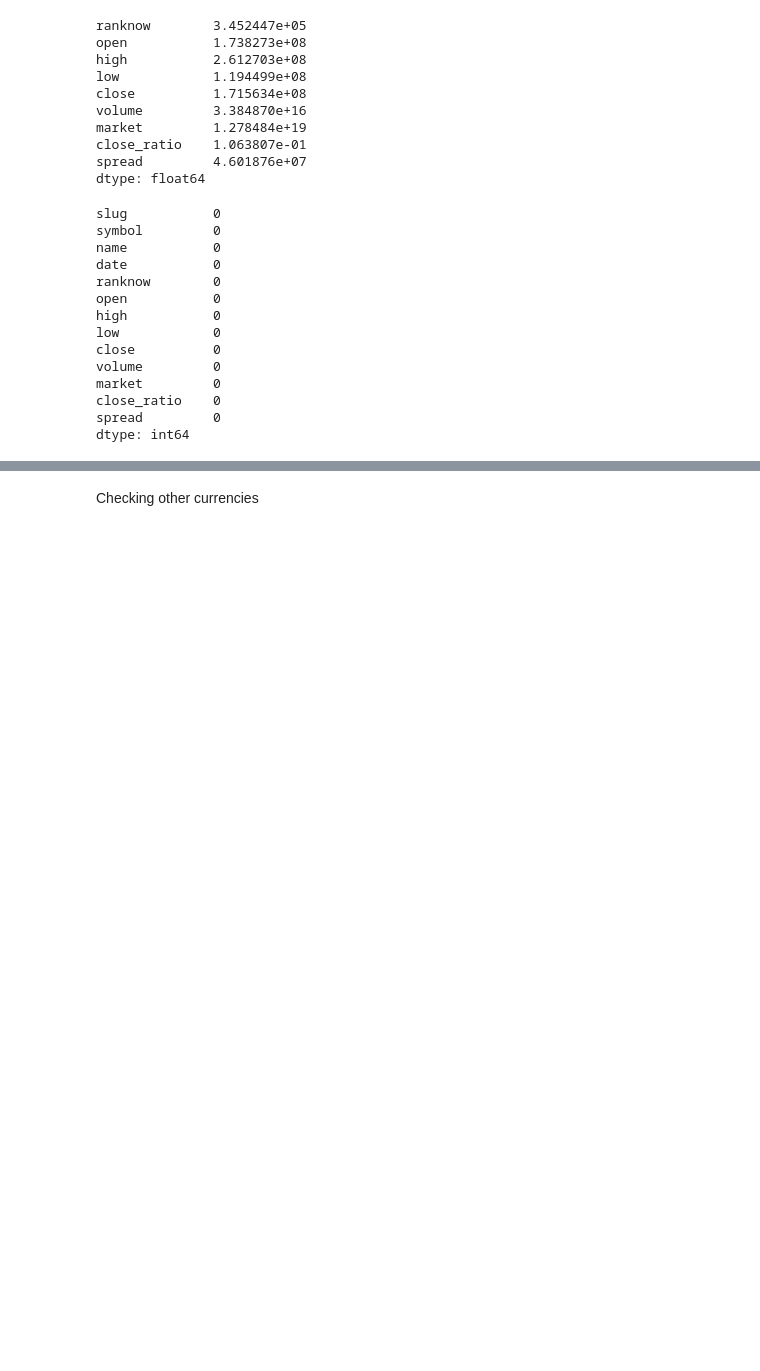
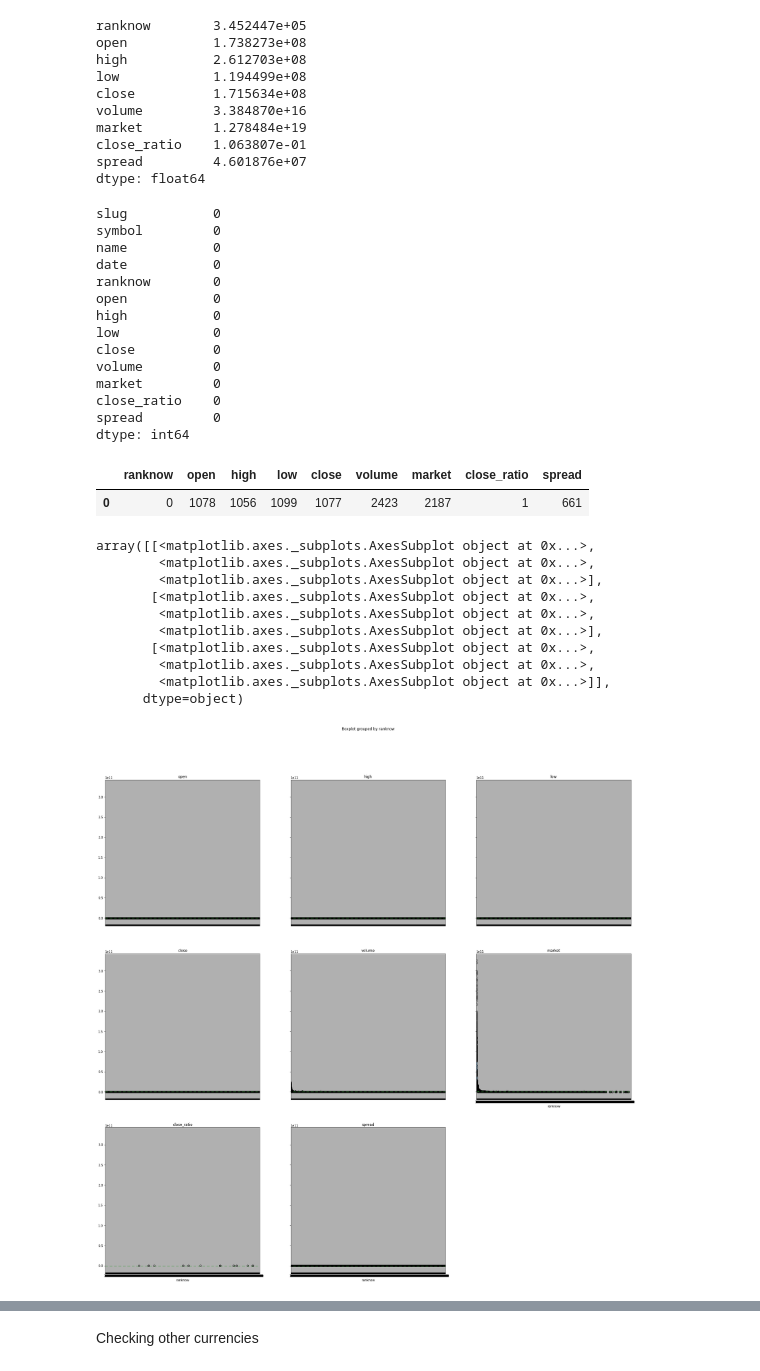
Before and after one commit to egorserdyuk/ASU-Datascience, a Jupyter notebook: Crypto/cryptocurrencyanalysis.ipynb, the cells around one changed output, grey strips where cells are left out. Cells and saved outputs as stored; diff of their text form; code cells hidden in the pictures; blank space fills up the shorter version.

```diff
--- a/Crypto/cryptocurrencyanalysis.ipynb
+++ b/Crypto/cryptocurrencyanalysis.ipynb
@@ -161 +167,20 @@ dtype: int64
+# %%
+three_sigma(dfnum)
+# %% [output]
+|  | ranknow | open | high | low | close | volume | market | close_ratio | spread |
+| 0 | 0 | 1078 | 1056 | 1099 | 1077 | 2423 | 2187 | 1 | 661 |
+# %%
+df.boxplot(column=['open', 'high', 'low', 'close', 'volume', 'market', 'close_ratio', 'spread'], by='ranknow', figsize=(30, 30))
+# %% [output]
+array([[<matplotlib.axes._subplots.AxesSubplot object at 0x...>,
+        <matplotlib.axes._subplots.AxesSubplot object at 0x...>,
+        <matplotlib.axes._subplots.AxesSubplot object at 0x...>],
+       [<matplotlib.axes._subplots.AxesSubplot object at 0x...>,
+        <matplotlib.axes._subplots.AxesSubplot object at 0x...>,
+        <matplotlib.axes._subplots.AxesSubplot object at 0x...>],
+       [<matplotlib.axes._subplots.AxesSubplot object at 0x...>,
+        <matplotlib.axes._subplots.AxesSubplot object at 0x...>,
+        <matplotlib.axes._subplots.AxesSubplot object at 0x...>]],
+      dtype=object)
+[figure, added]
 # %%
```
Also changed, not shown: parts of 9 cells of this notebook.
